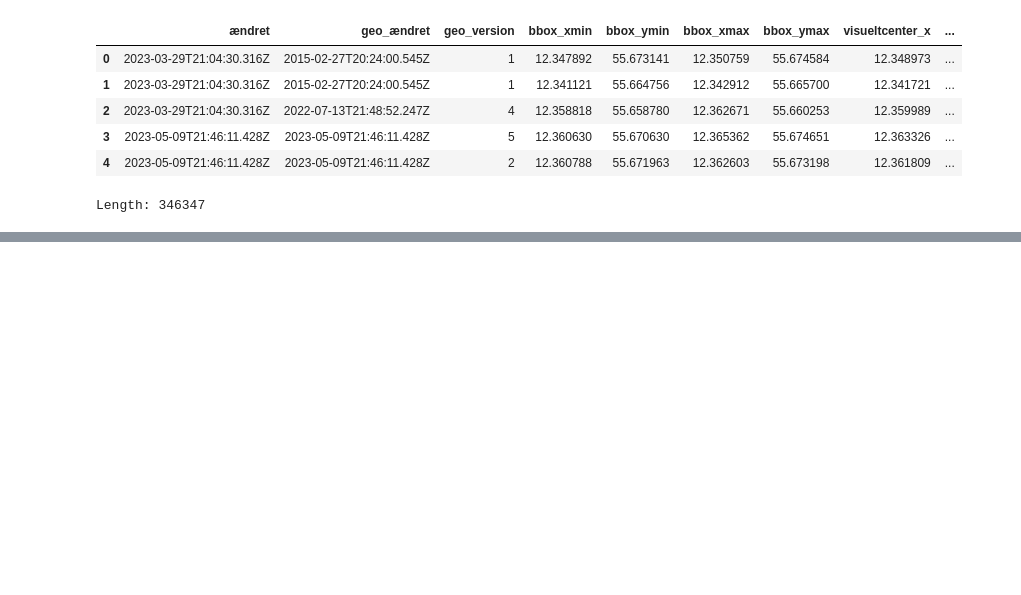
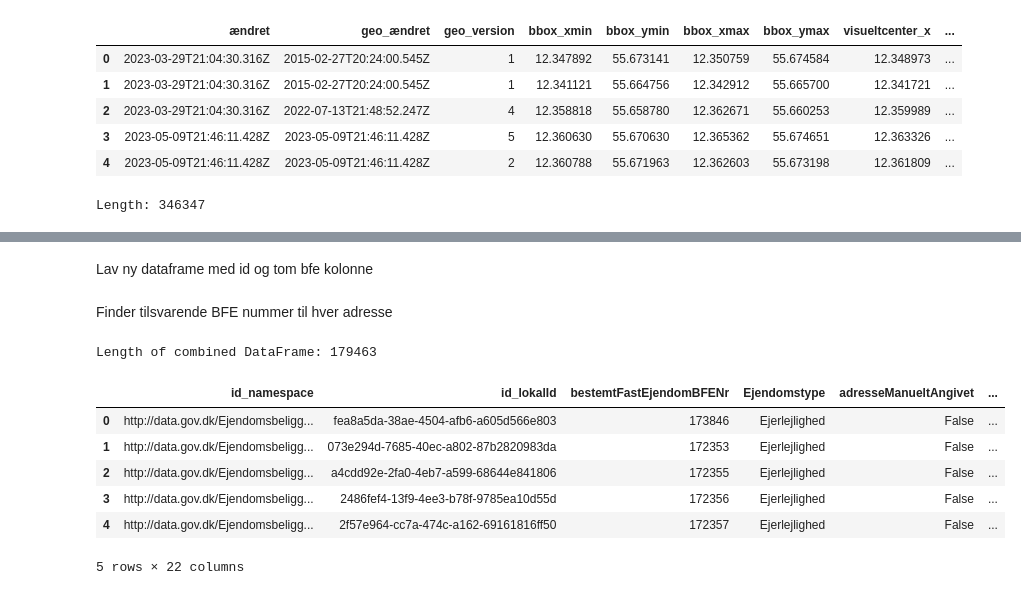
Before and after one commit to vietnhprivat/realestate_priceforecasting, a Jupyter notebook: src/dataload.ipynb, the cells around one changed output, grey strips where cells are left out. Saved outputs shown, nothing was run; the diff lists cells and outputs as text; code cells hidden in the pictures; blank space fills up the shorter version.

Commit message:
Working DAGI, DAR, EBR & BBR api scripts and vur.js capable of retriving data from ois and give a clean output

```diff
--- a/src/dataload.ipynb
+++ b/src/dataload.ipynb
@@ -6,6 +8,6 @@
 import pandas as pd
 # Set pandas options to display all columns and rows
 pd.set_option('display.max_columns', None)
-pd.set_option('display.max_rows', None)
+pd.set_option('display.max_rows', 50)
 # Set pandas option to display the full content of each column
 pd.set_option('display.max_colwidth', None)
@@ -226,0 +361,2 @@ final_df.to_pickle(r"C:\Users\viet-intel\boligpriser\data\output\bbr_enhed.pkl")
+# %% [markdown]
+Lav ny dataframe med id og tom bfe kolonne
@@ -226,0 +372,2 @@ final_df.to_pickle(r"C:\Users\viet-intel\boligpriser\data\output\bbr_enhed.pkl")
+# %% [markdown]
+Finder tilsvarende BFE nummer til hver adresse
@@ -226,0 +420,34 @@ final_df.to_pickle(r"C:\Users\viet-intel\boligpriser\data\output\bbr_enhed.pkl")
+# %%
+import pandas as pd
+import os
+
+# Get a list of all .pkl files in the directory
+dir_path = r'C:\Users\viet-intel\boligpriser\data\output\EBR'
+file_list = [f for f in os.listdir(dir_path) if f.endswith('.pkl')]
+
+# Initialize an empty list that will be used to store the data frames
+df_list = []
+
+# Loop through the list of files and read each one into a pandas data frame
+for file in file_list:
+    file_path = os.path.join(dir_path, file)
+    df = pd.read_pickle(file_path)  # load pickle file
+    df_list.append(df)
+
+# Concatenate all of the data frames into one
+EBR_df = pd.concat(df_list, ignore_index=True)
+
+# Print length of the combined DataFrame
+print(f'Length of combined DataFrame: {len(EBR_df)}')
+# %% [output]
+Length of combined DataFrame: 179463
+# %%
+EBR_df.head()
+# %% [output]
+|  | id_namespace | id_lokalId | bestemtFastEjendomBFENr | Ejendomstype | adresseManueltAngivet | ... |
+| 0 | http://data.gov.dk/Ejendomsbeligg... | fea8a5da-38ae-4504-afb6-a605d566e803 | 173846 | Ejerlejlighed | False | ... |
+| 1 | http://data.gov.dk/Ejendomsbeligg... | 073e294d-7685-40ec-a802-87b2820983da | 172353 | Ejerlejlighed | False | ... |
+| 2 | http://data.gov.dk/Ejendomsbeligg... | a4cdd92e-2fa0-4eb7-a599-68644e841806 | 172355 | Ejerlejlighed | False | ... |
+| 3 | http://data.gov.dk/Ejendomsbeligg... | 2486fef4-13f9-4ee3-b78f-9785ea10d55d | 172356 | Ejerlejlighed | False | ... |
+| 4 | http://data.gov.dk/Ejendomsbeligg... | 2f57e964-cc7a-474c-a162-69161816ff50 | 172357 | Ejerlejlighed | False | ... |
+5 rows × 22 columns
```
Also changed, not shown: parts of 30 cells of this notebook, 16 other files.
